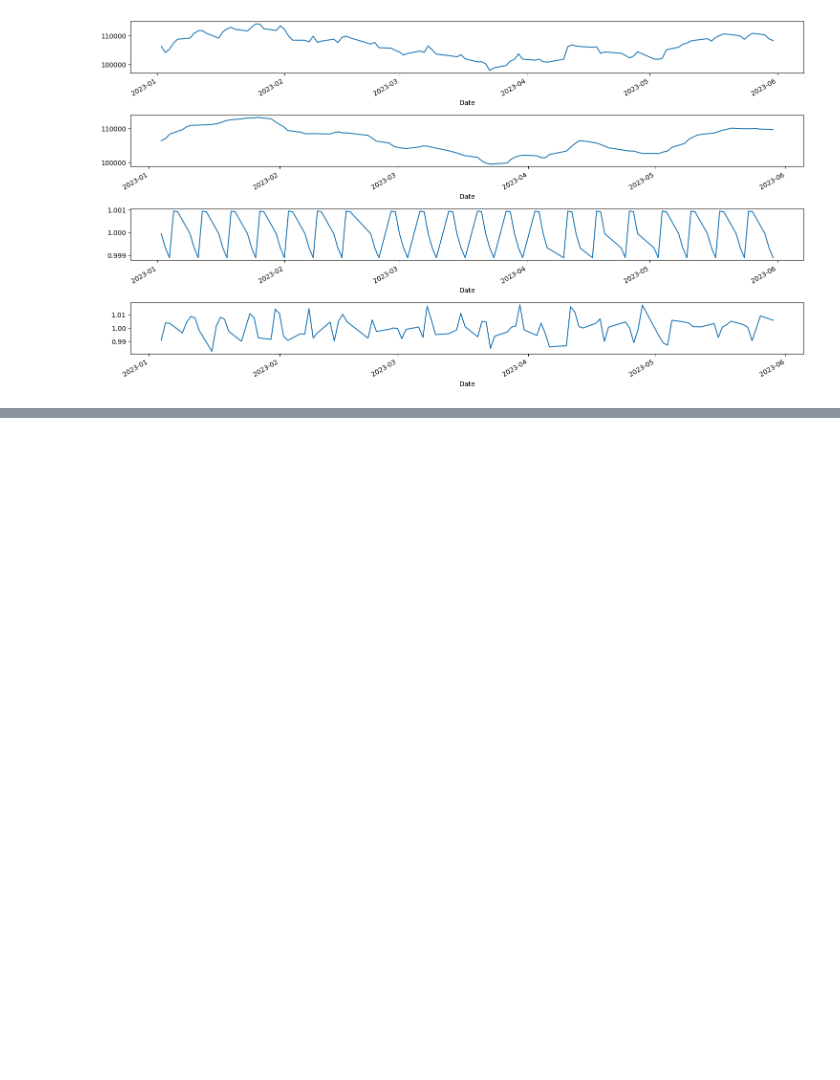
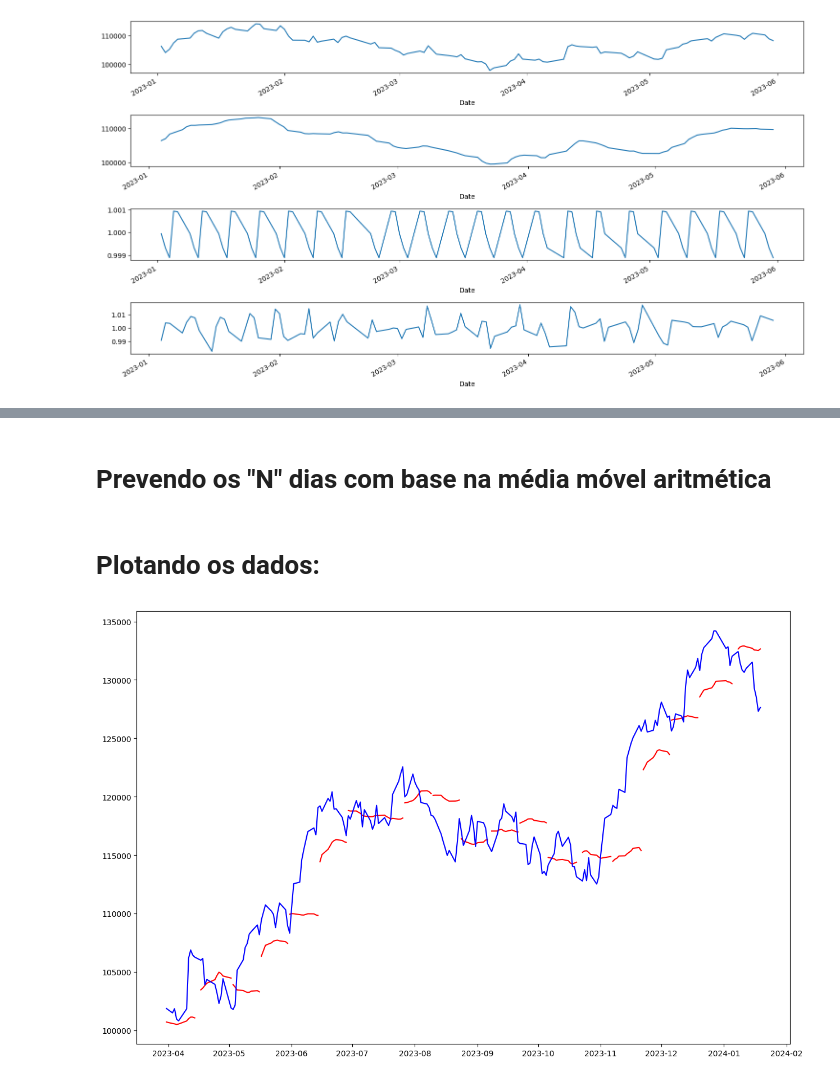
Before and after one commit to icarocarmona/Tech-Challenges-DTAT-Grupo-26, a Jupyter notebook: Machine_Learning_and_Time_Series/Tech_BVSP_Fase2.ipynb, the cells around one changed output, grey strips where cells are left out. Cells and saved outputs as stored; diff of their text form; code cells hidden in the pictures; blank space fills up the shorter version.

```diff
--- a/Machine_Learning_and_Time_Series/Tech_BVSP_Fase2.ipynb
+++ b/Machine_Learning_and_Time_Series/Tech_BVSP_Fase2.ipynb
@@ -372,0 +437,46 @@ plt.show()
+# %% [markdown]
+# Prevendo os "N" dias com base na média móvel aritmética
+# %%
+df['MA_window_10_forward_10'] = np.NaN #preechendo com NaN os valores da coluna de MA_window_10_forward_10
+# %%
+def make_window(window_size, start_point):
+    return [start_point+x for x in range(window_size)]  #realizando a janela de tempo
+# %%
+window_size = 10
+forward_days = 10
+
+# Iteração sobre a série temporal com uma janela deslizante
+for index in range(window_size, len(df), forward_days):
+
+    # Iteração para calcular a média móvel ponderada
+    for i in range(0, forward_days):
+        # Verifica se o índice atual está dentro dos limites da série temporal
+        if index + i >= len(df):
+            break
+
+        # Criando duas janelas:
+        # 1. Uma janela para a média móvel ('window_close')
+        # 2. Uma janela para a série temporal original ('window_MA')
+        window_close = make_window(window_size - i, index + i - window_size)
+        window_MA = make_window(i, index)
+
+        # Calculando a média móvel ponderada
+        mean = pd.concat([df['Close'].iloc[window_close], df['MA_window_10_forward_10'].iloc[window_MA]]).mean(axis=0)
+
+        # Atualizando o DataFrame com a média móvel ponderada
+        df.iat[index + i, df.columns.get_loc('MA_window_10_forward_10')] = mean
+# %% [markdown]
+# Plotando os dados:
+# %%
+plt.figure(figsize = (15,10))
+
+size = len(df)-limit - (len(df)-limit)%forward_days
+
+for index in range(size, len(df), forward_days):
+    plt.plot(df['MA_window_10_forward_10'][index:index+forward_days], color='r')
+
+plt.plot(df['Close'][-limit:], color='b', label='Close')
+#plt.legend(loc='best')
+plt.show()
+# %% [output]
+[figure, added]
```
Also changed, not shown: parts of 35 cells of this notebook.
